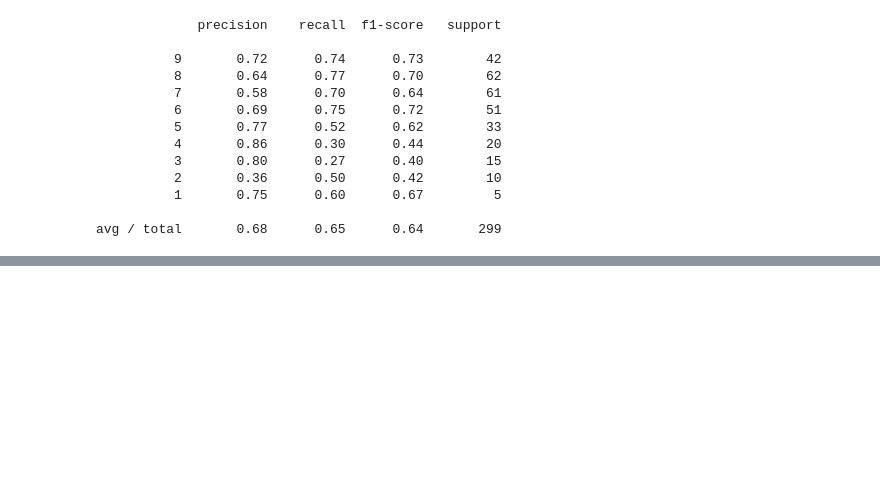
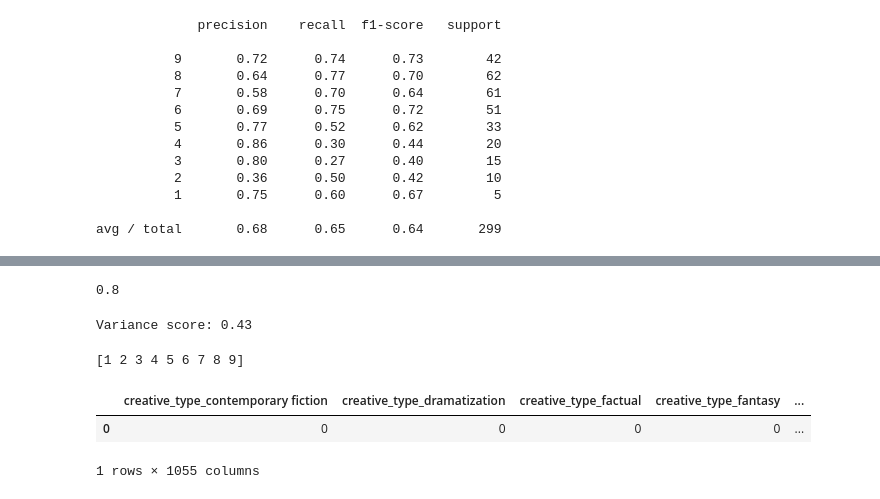
Before and after one commit to deepakarnani/movies-database-ml, a Jupyter notebook: movies_ML-Logistic.ipynb, the cells around one changed output, grey strips where cells are left out. Cells and saved outputs as stored; diff of their text form; code cells hidden in the pictures; blank space fills up the shorter version.

```diff
--- a/movies_ML-Logistic.ipynb
+++ b/movies_ML-Logistic.ipynb
@@ -192,0 +216,33 @@ Exception: Data must be 1-dimensional
+# %%
+def precision(y_true, y_pred):
+    i = set(y_true).intersection(y_pred)
+    len1 = len(y_pred)
+    if len1 == 0:
+        return 0
+    else:
+        return len(i) / len1
+
+
+def recall(y_true, y_pred):
+    i = set(y_true).intersection(y_pred)
+    return len(i) / len(y_true)
+
+
+def f1(y_true, y_pred):
+    p = precision(y_true, y_pred)
+    r = recall(y_true, y_pred)
+    if p + r == 0:
+        return 0
+    else:
+        return 2 * (p * r) / (p + r)
+
+
+if __name__ == '__main__':
+    print(f1(['A', 'B', 'C'], ['A', 'B']))
+# %% [output]
+0.8
+# %%
+from sklearn.metrics import r2_score
+print('Variance score: %.2f' % r2_score(y_test, predictions))
+# %% [output]
+Variance score: 0.43
@@ -192,0 +261,6 @@ Exception: Data must be 1-dimensional
+# %%
+classes_movies = classifier.classes_
+# labels = classifier.labels_
+print(classes_movies)
+# %% [output]
+[1 2 3 4 5 6 7 8 9]
@@ -192,0 +269,8 @@ Exception: Data must be 1-dimensional
+# %%
+test=X_2[:1]
+
+test
+# %% [output]
+|  | creative_type_contemporary fiction | creative_type_dramatization | creative_type_factual | creative_type_fantasy | ... |
+| 0 | 0 | 0 | 0 | 0 | ... |
+1 rows × 1055 columns
```
Also changed, not shown: parts of 15 cells of this notebook, 5 other files.
